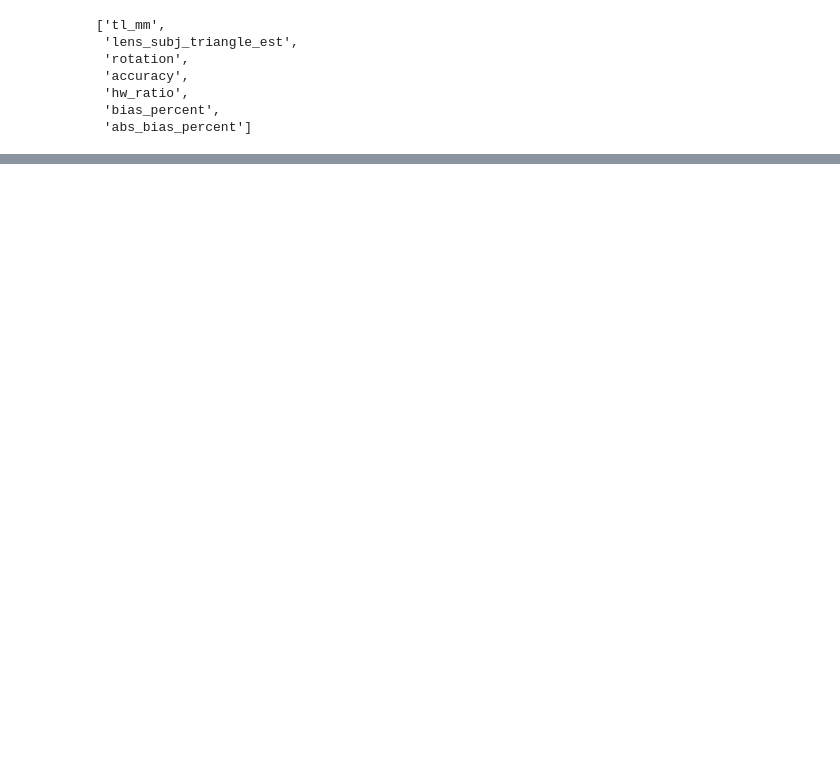
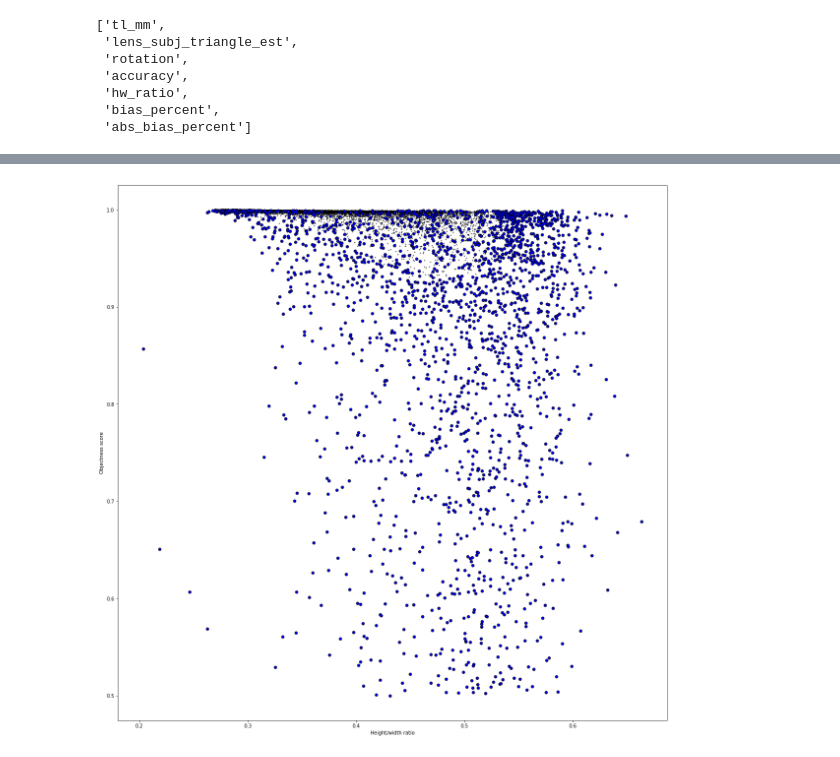
Before and after one commit to gmonkman/python, a Jupyter notebook: jupyter/mv_sklearn_forest_outliers.ipynb, the cells around one changed output, grey strips where cells are left out. Saved outputs shown, nothing was run; the diff lists cells and outputs as text; code cells hidden in the pictures; blank space fills up the shorter version.

```diff
--- a/jupyter/mv_sklearn_forest_outliers.ipynb
+++ b/jupyter/mv_sklearn_forest_outliers.ipynb
@@ -186,0 +96,10 @@ plt.show()
+# %%
+plt.close()
+plt.figure(figsize=(20, 20))
+ax = plt.gca()
+ax.set_xlabel('Height/width ratio')
+ax.set_ylabel('Objectness score')
+ax_in = plt.scatter(train_inlier[:,0], train_inlier[:,2], c='white', s=1, edgecolor='k')
+ax_out = plt.scatter(train_outlier[:,0], train_outlier[:,2], c='blue', s=30, edgecolor='k')
+# %% [output]
+[figure, added]
```
Also changed, not shown: parts of 33 cells of this notebook, 5 other files.
